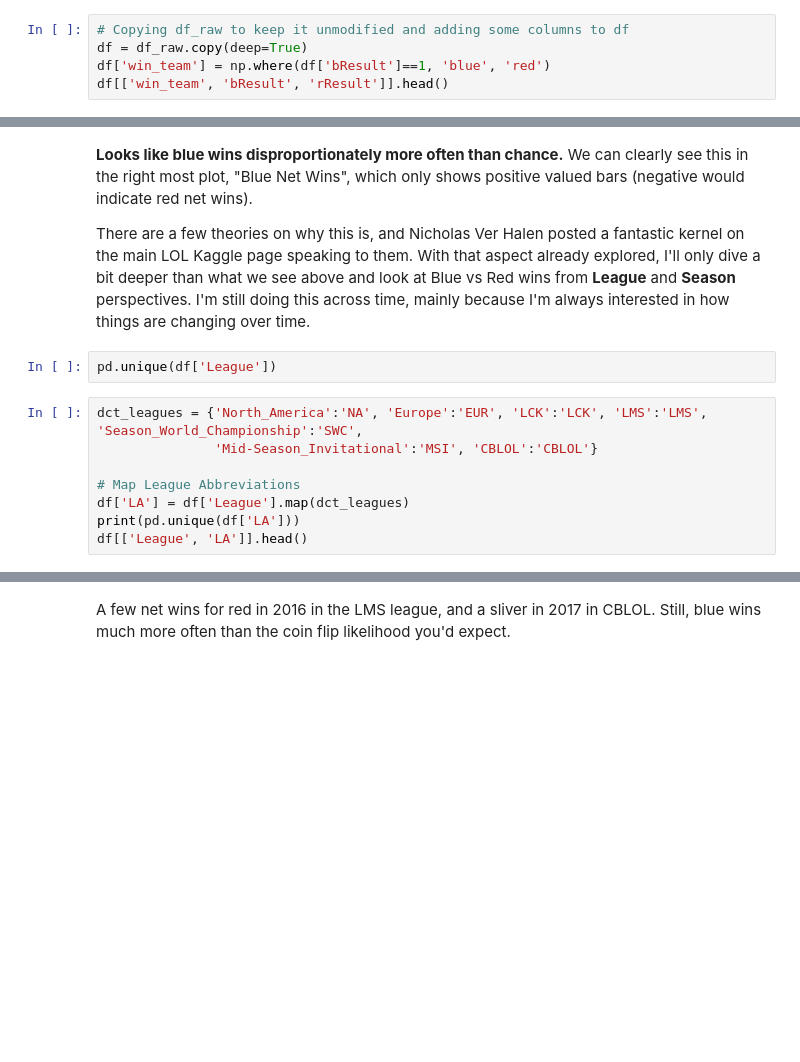
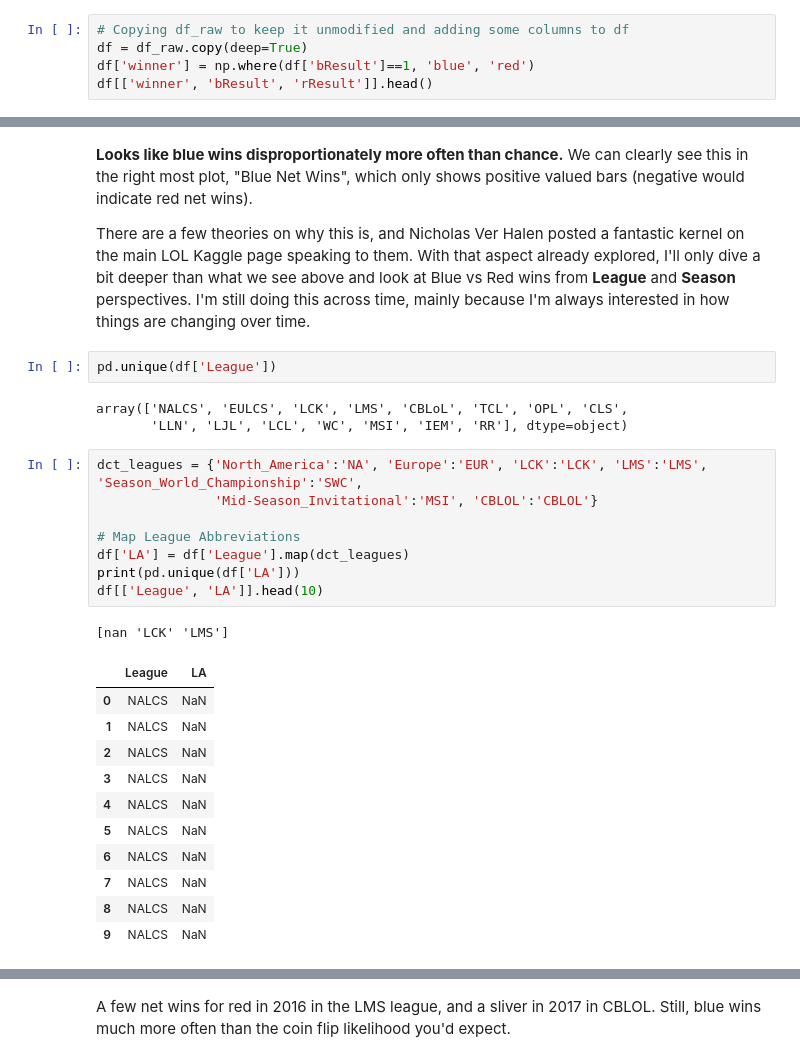
Before and after one commit to NaiL23/ShanghaiTech-CS181-Project-Esports-Winner-Prediction, a Jupyter notebook: reference/analyzing-win-attributes-in-league-of-legends.ipynb, the cells around one changed output, grey strips where cells are left out. Cells and saved outputs as stored; diff of their text form; blank space fills up the shorter version.

```diff
--- a/reference/analyzing-win-attributes-in-league-of-legends.ipynb
+++ b/reference/analyzing-win-attributes-in-league-of-legends.ipynb
@@ -75,5 +75,5 @@ df_raw.head(1)
 # %%
 # Copying df_raw to keep it unmodified and adding some columns to df
 df = df_raw.copy(deep=True)
-df['win_team'] = np.where(df['bResult']==1, 'blue', 'red')
-df[['win_team', 'bResult', 'rResult']].head()
+df['winner'] = np.where(df['bResult']==1, 'blue', 'red')
+df[['winner', 'bResult', 'rResult']].head()
@@ -230,14 +252,30 @@ plt.show()
 There are a few theories on why this is, and Nicholas Ver Halen posted a fantastic kernel on the main LOL Kaggle page speaking to them.  With that aspect already explored, I'll only dive a bit deeper than what we see above and look at Blue vs Red wins from **League** and **Season** perspectives.  I'm still doing this across time, mainly because I'm always interested in how things are changing over time.
 # %%
 pd.unique(df['League'])
+# %% [output]
+array(['NALCS', 'EULCS', 'LCK', 'LMS', 'CBLoL', 'TCL', 'OPL', 'CLS',
+       'LLN', 'LJL', 'LCL', 'WC', 'MSI', 'IEM', 'RR'], dtype=object)
 # %%
 dct_leagues = {'North_America':'NA', 'Europe':'EUR', 'LCK':'LCK', 'LMS':'LMS', 'Season_World_Championship':'SWC',
                'Mid-Season_Invitational':'MSI', 'CBLOL':'CBLOL'}
 
 # Map League Abbreviations
 df['LA'] = df['League'].map(dct_leagues)
 print(pd.unique(df['LA']))
-df[['League', 'LA']].head()
+df[['League', 'LA']].head(10)
+# %% [output]
+[nan 'LCK' 'LMS']
+|  | League | LA |
+| 0 | NALCS | NaN |
+| 1 | NALCS | NaN |
+| 2 | NALCS | NaN |
+| 3 | NALCS | NaN |
+| 4 | NALCS | NaN |
+| 5 | NALCS | NaN |
+| 6 | NALCS | NaN |
+| 7 | NALCS | NaN |
+| 8 | NALCS | NaN |
+| 9 | NALCS | NaN |
 # %%
 # Pivot by Year and League
 pvt_net_wins_yl = df.pivot_table(index = ['Year', 'LA'], values = ['bResult', 'rResult'], aggfunc=np.sum)
```
Also changed, not shown: parts of 7 cells of this notebook, 1 other file.
